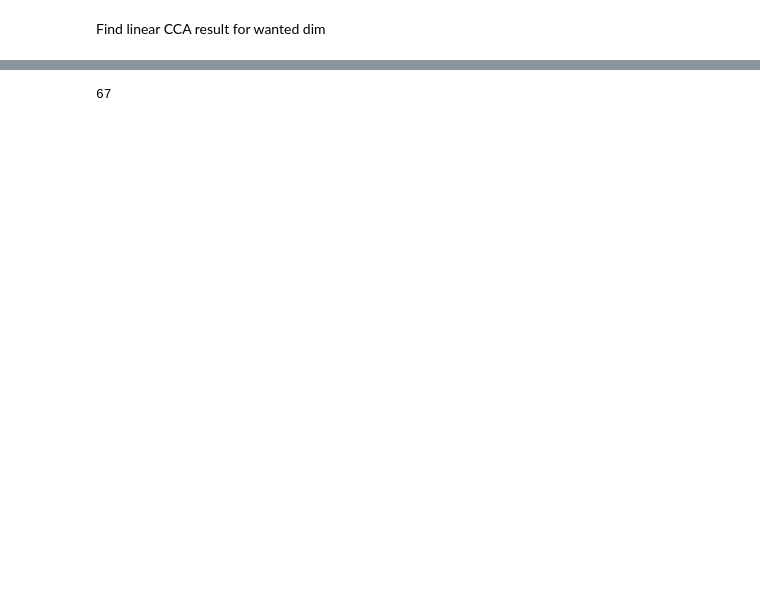
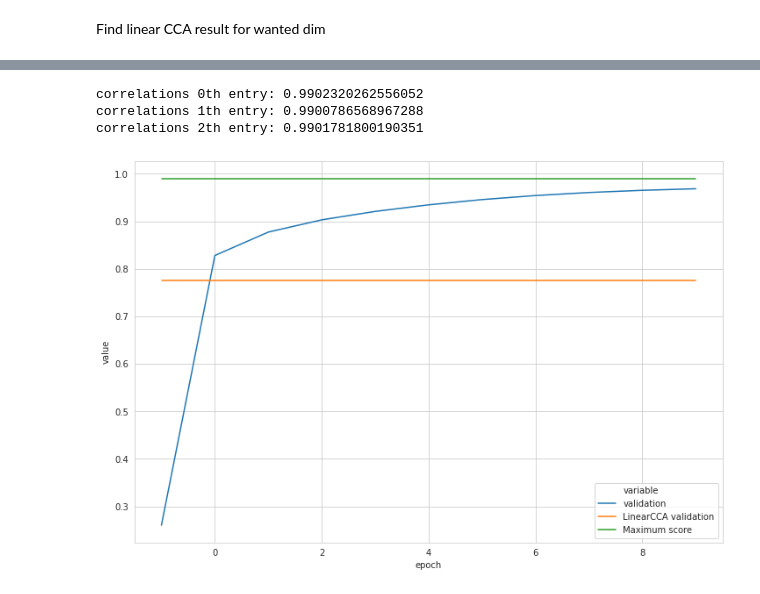
Before and after one commit to jonatanbarkan/ACEDeep, a Jupyter notebook: ADCEs.ipynb, the cells around one changed output, grey strips where cells are left out. Saved outputs shown, nothing was run; the diff lists cells and outputs as text; code cells hidden in the pictures; blank space fills up the shorter version.

```diff
--- a/ADCEs.ipynb
+++ b/ADCEs.ipynb
@@ -189,10 +374,11 @@ wanted_dim = 1
 # %%
 from sklearn.cross_decomposition import CCA
 cca = CCA(n_components=3)
-cca.fit(X_train, Y_train)
+X_train_c, Y_train_c = cca.fit_transform(X_train, Y_train)
 X_c, Y_c = cca.transform(X_test, Y_test)
 print(f'X_c: mean {np.mean(X_c, axis=0)}, std {np.std(X_c, axis=0)}')
 print(f'Y_c: mean {np.mean(Y_c, axis=0)}, std {np.std(Y_c, axis=0)}')
 
-draw_correlations(X_c, Y_c)
+CCAtrain = draw_correlations(X_train_c, Y_train_c, False)
+CCAtest = draw_correlations(X_c, Y_c)
 # %% [output]
@@ -273,4 +389,0 @@ max_samples = len(train_dataset) // 100
-# %%
-max_samples
-# %% [output]
-67
@@ -322,0 +390,8 @@ for epoch in range(max_epochs):
+# %%
+# scores['LinearCCA training'] = [max(CCAtrain)] * len(scores['epoch'])
+scores['LinearCCA validation'] = [max(CCAtest)] * len(scores['epoch'])
+scores['Maximum score'] = [max(draw_correlations(X_prior, Y_prior))] * len(scores['epoch'])
+# %% [output]
+correlations 0th entry: 0.9902320262556052
+correlations 1th entry: 0.9900786568967288
+correlations 2th entry: 0.9901781800190351
@@ -323 +400,7 @@ for epoch in range(max_epochs):
+# %%
+scores_data = pd.DataFrame(scores)
+df_scores = pd.melt(scores_data, 'epoch')
+g = sns.lineplot('epoch', 'value', 'variable', data=df_scores)
+# %% [output]
+[figure, added]
 # %%
```
Also changed, not shown: parts of 40 cells of this notebook.
